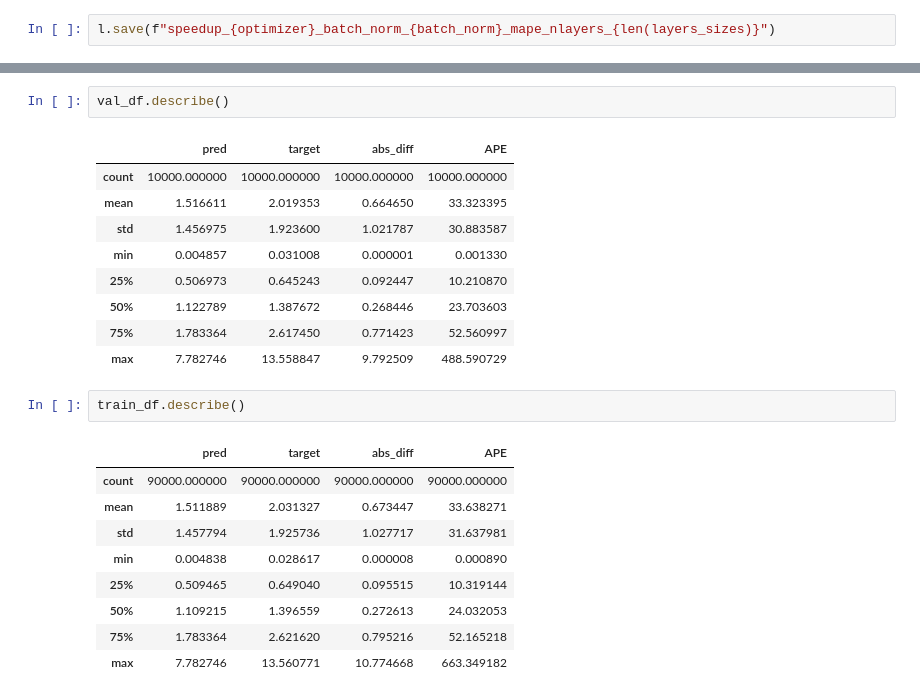
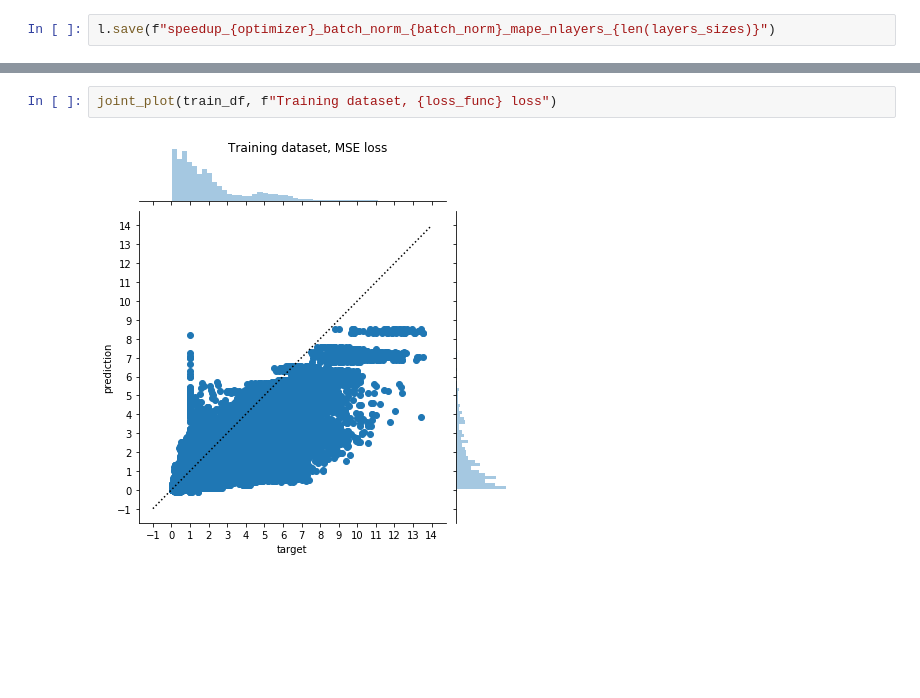
Before and after one commit to hennimohammed/speedup_model, a Jupyter notebook: speedup/fastai_models_mape-Copy1.ipynb, the cells around one changed output, grey strips where cells are left out. Drawn from its saved outputs; the diff is of its cells as text; blank space fills up the shorter version.

```diff
--- a/speedup/fastai_models_mape-Copy1.ipynb
+++ b/speedup/fastai_models_mape-Copy1.ipynb
@@ -129,24 +87,4 @@ val_df.describe()
-# %%
-val_df.describe()
-# %% [output]
-|  | pred | target | abs_diff | APE |
-| count | 10000.000000 | 10000.000000 | 10000.000000 | 10000.000000 |
-| mean | 1.516611 | 2.019353 | 0.664650 | 33.323395 |
-| std | 1.456975 | 1.923600 | 1.021787 | 30.883587 |
-| min | 0.004857 | 0.031008 | 0.000001 | 0.001330 |
-| 25% | 0.506973 | 0.645243 | 0.092447 | 10.210870 |
-| 50% | 1.122789 | 1.387672 | 0.268446 | 23.703603 |
-| 75% | 1.783364 | 2.617450 | 0.771423 | 52.560997 |
-| max | 7.782746 | 13.558847 | 9.792509 | 488.590729 |
-# %%
-train_df.describe()
-# %% [output]
-|  | pred | target | abs_diff | APE |
-| count | 90000.000000 | 90000.000000 | 90000.000000 | 90000.000000 |
-| mean | 1.511889 | 2.031327 | 0.673447 | 33.638271 |
-| std | 1.457794 | 1.925736 | 1.027717 | 31.637981 |
-| min | 0.004838 | 0.028617 | 0.000008 | 0.000890 |
-| 25% | 0.509465 | 0.649040 | 0.095515 | 10.319144 |
-| 50% | 1.109215 | 1.396559 | 0.272613 | 24.032053 |
-| 75% | 1.783364 | 2.621620 | 0.795216 | 52.165218 |
-| max | 7.782746 | 13.560771 | 10.774668 | 663.349182 |
+# %%
+joint_plot(train_df, f"Training dataset, {loss_func} loss")
+# %% [output]
+[figure, added]
```
Also changed, not shown: parts of 13 cells of this notebook, 6 other files.
